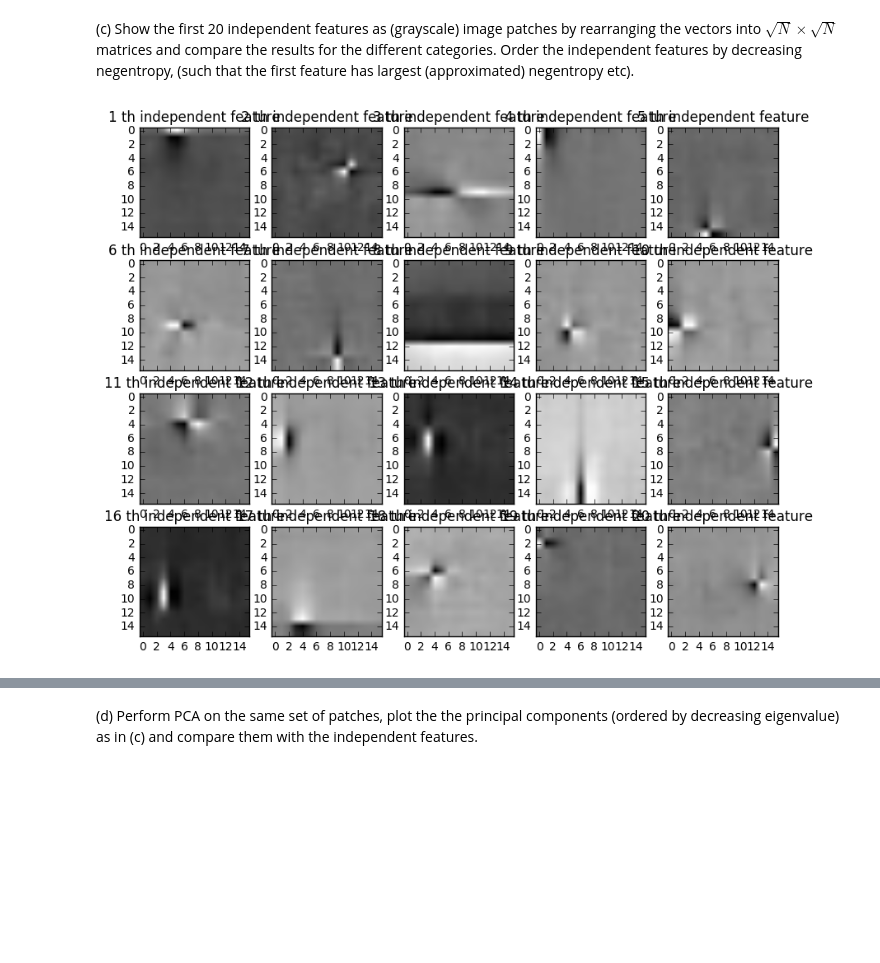
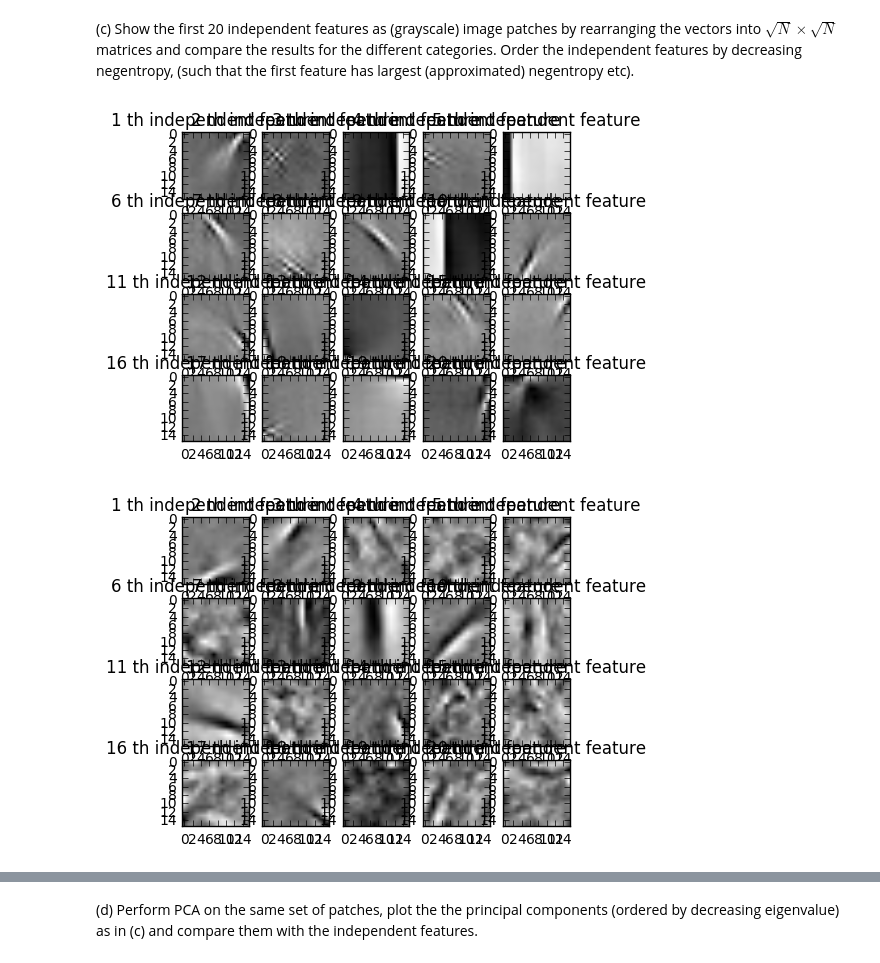
Before and after one commit to feifeizhuge/mi2, a Jupyter notebook: ex07/sheet07.ipynb, the cells around one changed output, grey strips where cells are left out. Cells and saved outputs as stored; diff of their text form; code cells hidden in the pictures; blank space fills up the shorter version.

```diff
--- a/ex07/sheet07.ipynb
+++ b/ex07/sheet07.ipynb
@@ -297,7 +316,9 @@ mix = bilder_b+bilder_n+bilder_t
 # %% [markdown]
 (a) Sample P patches of $\sqrt{N} \times \sqrt{N}$ pixels from all images of this category and rearrange each sample to a column vector. Choose number and size of the patches according to your computing resources. Recommended are P ≥ 20000 and N ≥ 144.
 # %%
-m = len(mix)
+mb = len(bilder_b)
+mn = len(bilder_n)
+mt = len(bilder_t)
 P = 20000
 n =16
 # %%
@@ -319,3 +335,25 @@ plt.imshow(patches[1300],cmap=pylab.gray())
+# %%
+num_n=np.random.choice(mn,P)
+patches_n = np.empty((P,n,n))
+pthcol_n = np.empty((P,n*n))
+for i in range(P):
+    tmp_n = np.array(bilder_n[num_n[i]])
+    shp_n = tmp_n.shape
+    rs_n = np.random.choice(shp_n[0]-n,1)
+    cs_n = np.random.choice(shp_n[1]-n,1)
+    patches_n[i] = tmp_n[rs_n:rs_n+n,cs_n:cs_n+n]
+    pthcol_n[i] = tmp_n[rs_n:rs_n+n,cs_n:cs_n+n].reshape(n*n)
+# %%
+num_t=np.random.choice(mt,P)
+patches_t = np.empty((P,n,n))
+pthcol_t = np.empty((P,n*n))
+for i in range(P):
+    tmp_t = np.array(bilder_t[num_t[i]])
+    shp_t = tmp_t.shape
+    rs_t = np.random.choice(shp_t[0]-n,1)
+    cs_t = np.random.choice(shp_t[1]-n,1)
+    patches_t[i] = tmp_t[rs_t:rs_t+n,cs_t:cs_t+n]
+    pthcol_t[i] = tmp_t[rs_t:rs_t+n,cs_t:cs_t+n].reshape(n*n)
 # %% [markdown]
 (b) Calculate the independent features of the image patches (these are the columns of mixing matrix A). Use a fastICA toolbox to compute this matrix:
 
@@ -335,6 +373,13 @@ pthcol.shape
 (20000, 256)
 # %%
 imgica = FastICA(n_components=256,whiten=True)
-S_img = imgica.fit_transform(pthcol)  # Reconstruct signals
-A_img = imgica.mixing_  # Get estimated mixing matrix
+
+Sb_img = imgica.fit_transform(pthcol_b)  # Reconstruct signals
+Ab_img = imgica.mixing_  # Get estimated mixing matrix
+
+St_img = imgica.fit_transform(pthcol_t)  # Reconstruct signals
+At_img = imgica.mixing_  # Get estimated mixing matrix
+
+Sn_img = imgica.fit_transform(pthcol_n)  # Reconstruct signals
+An_img = imgica.mixing_  # Get estimated mixing matrix
 # %%
@@ -344,10 +389,20 @@ A_img.shape
 # %% [markdown]
 (c) Show the first 20 independent features as (grayscale) image patches by rearranging the vectors into  $\sqrt{N} \times \sqrt{N}$  matrices and compare the results for the different categories. Order the independent features by decreasing negentropy, (such that the first feature has largest (approximated) negentropy etc).
 # %%
-plt.figure(figsize=(10,8))
+#Building
+plt.figure(figsize=(5,4))
 for i in range(20):
     plt.subplot(4,5,i+1)
     plt.title("%d th independent feature"%(i+1))
-    plt.imshow(A_img[:,i].reshape(n,n),cmap=pylab.gray())
+    plt.imshow(Ab_img[:,i].reshape(n,n),cmap=pylab.gray())
 # %% [output]
-[figure, old version]
+[figure, new version]
+# %%
+#Nature
+plt.figure(figsize=(5,4))
+for i in range(20):
+    plt.subplot(4,5,i+1)
+    plt.title("%d th independent feature"%(i+1))
+    plt.imshow(An_img[:,i].reshape(n,n),cmap=pylab.gray())
+# %% [output]
+[figure, added]
```
Also changed, not shown: parts of 12 cells of this notebook, 1 other file.
